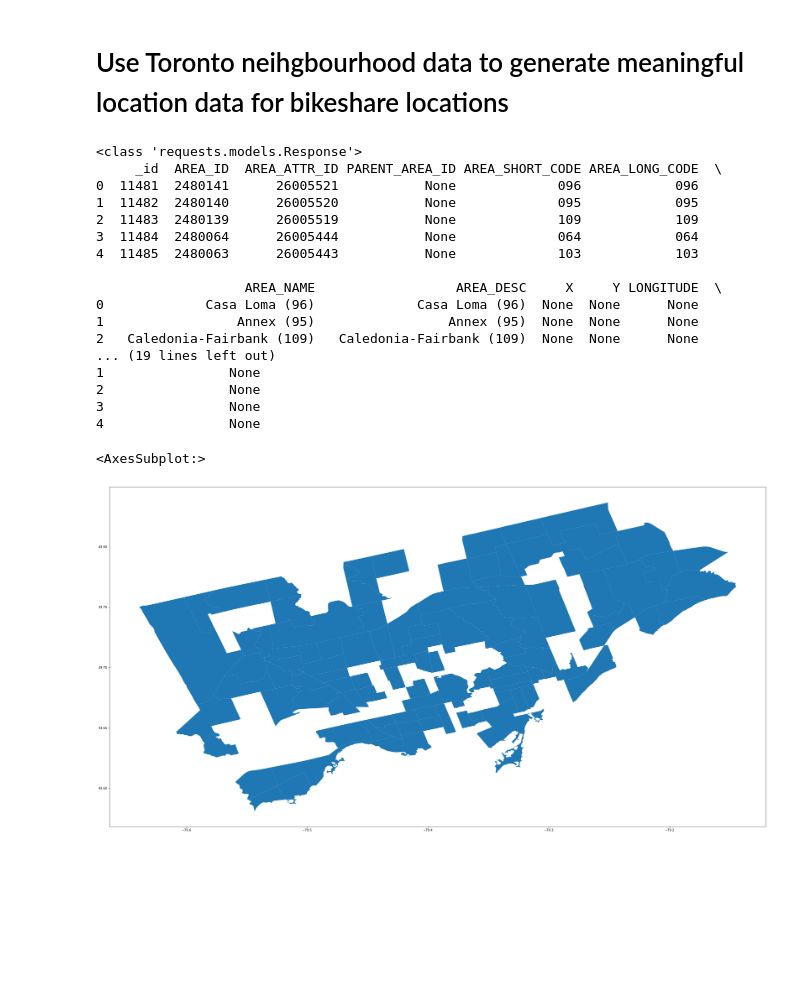
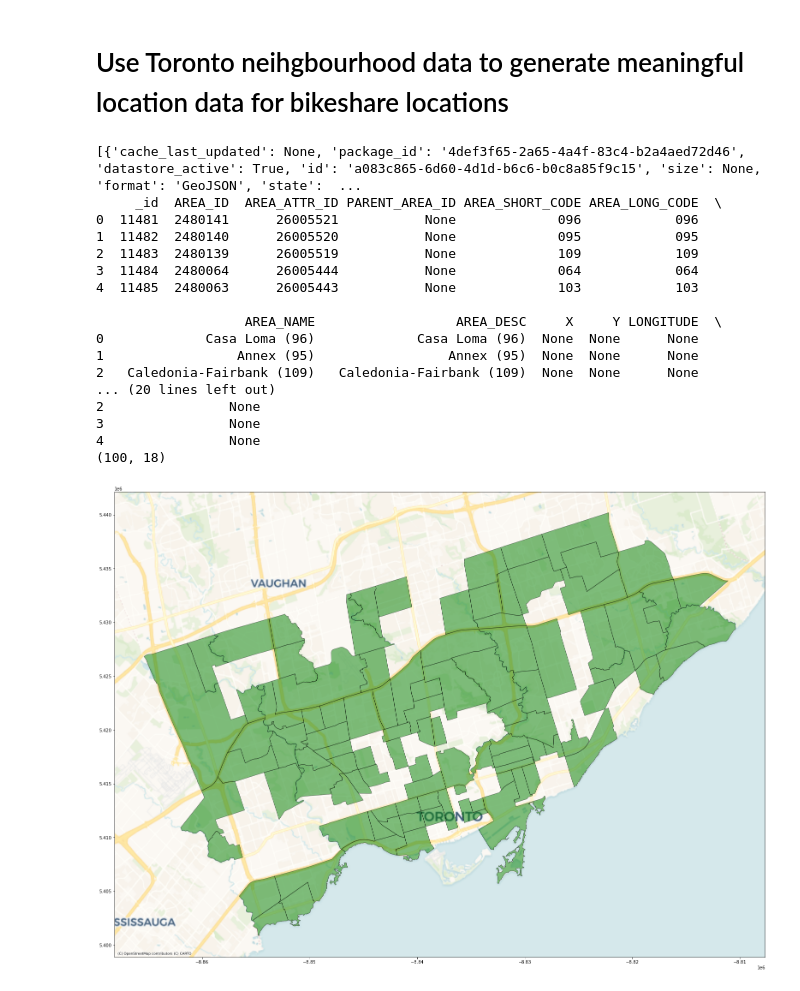
Before and after one commit to smcgibbo/TorontoBike, a Jupyter notebook: Spatial_anaysis.ipynb, the cells around one changed output. Drawn from its saved outputs; the diff is of its cells as text; code cells hidden in the pictures; blank space fills up the shorter version.

```diff
--- a/Spatial_anaysis.ipynb
+++ b/Spatial_anaysis.ipynb
@@ -16,8 +16,9 @@ from shapely.geometry import shape
 url = "https://ckan0.cf.opendata.inter.prod-toronto.ca/api/3/action/package_show"
 params = { "id": "4def3f65-2a65-4a4f-83c4-b2a4aed72d46"}
 package = requests.get(url, params = params).json()
+
 url = package["result"]["resources"][0]['url']
-
+print(package["result"]['resources'])
 # Get the data by passing the resource_id to the datastore_search endpoint
 # See https://docs.ckan.org/en/latest/maintaining/datastore.html for detailed parameters options
 # For example, to retrieve the data content for the first resource in the datastore:
@@ -27,12 +28,11 @@ for idx, resource in enumerate(package["result"]["resources"]):
     if resource["datastore_active"]:
         url = "https://ckan0.cf.opendata.inter.prod-toronto.ca/api/3/action/datastore_search"
         p = { "id": resource["id"] }
-        print(type(requests.get(url, params = p)))
         data = requests.get(url, params = p).json()
         #print(data)
         df = pd.DataFrame(data["result"]["records"])
         break
-
+print(df.head())
 #define function to parse the geometry column
 #This is not extremely efficient but I can't figure out how another work around
 #besides downloading the JSON file and useing gpd.read_file
@@ -47,9 +47,9 @@ df["geometry"] = df["geometry"].apply(parse_geom)
 
 #turn this into a geopandas dataframe
 gdf = gpd.GeoDataFrame(df, geometry="geometry")
-print(gdf.head())
+print(gdf.shape)
 # %% [output]
-<class 'requests.models.Response'>
+[{'cache_last_updated': None, 'package_id': '4def3f65-2a65-4a4f-83c4-b2a4aed72d46', 'datastore_active': True, 'id': 'a083c865-6d60-4d1d-b6c6-b0c8a85f9c15', 'size': None, 'format': 'GeoJSON', 'state':  ...
      _id  AREA_ID  AREA_ATTR_ID PARENT_AREA_ID AREA_SHORT_CODE AREA_LONG_CODE  \
 0  11481  2480141      26005521           None             096            096
 1  11482  2480140      26005520           None             095            095
@@ -61,13 +61,17 @@ print(gdf.head())
 0             Casa Loma (96)             Casa Loma (96)  None  None      None
 1                 Annex (95)                 Annex (95)  None  None      None
 2   Caledonia-Fairbank (109)   Caledonia-Fairbank (109)  None  None      None
-... (19 lines left out)
-1                None
+... (20 lines left out)
 2                None
 3                None
 4                None
+(100, 18)
-# %%
-gdf.plot(figsize=(40,20))
-# %% [output]
-<AxesSubplot:>
-[figure, removed]
+# %%
+import contextily as cx#for adding base map
+
+gdf = gdf.set_crs("EPSG:4326")
+gdf = gdf.to_crs(epsg=3857)# alternatively you can use the crs paramter in add_basemap to change that id hte dataset is too large
+ax = gdf.plot(figsize=(40,20), color = 'g', alpha = 0.5, edgecolor = 'k')
+cx.add_basemap(ax,zoom = 11, source=cx.providers.CartoDB.Voyager)
+# %% [output]
+[figure, added]
```
